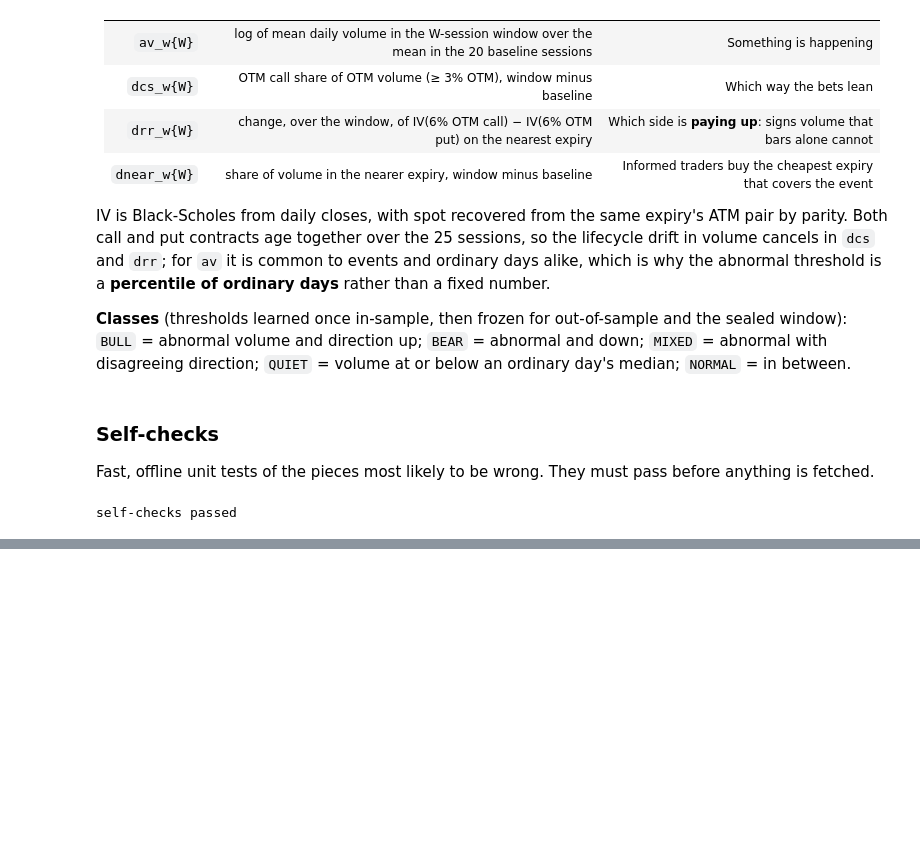
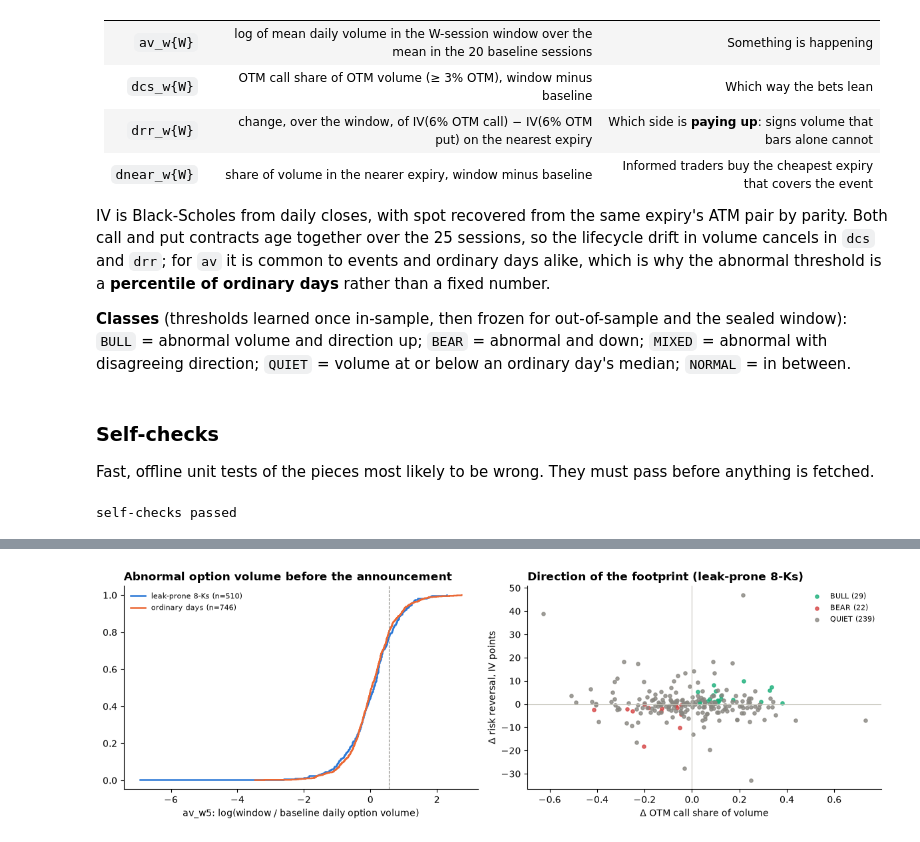
Before and after one commit to lalitboyapati/GQHacks, a Jupyter notebook: massive/gqh-massive-8k-starter/footprints-before-the-8k.ipynb, the cells around one changed output, grey strips where cells are left out. Drawn from its saved outputs; the diff is of its cells as text; code cells hidden in the pictures; blank space fills up the shorter version.

```diff
--- a/massive/gqh-massive-8k-starter/footprints-before-the-8k.ipynb
+++ b/massive/gqh-massive-8k-starter/footprints-before-the-8k.ipynb
@@ -772,8 +825,12 @@ def flow_features(ticker: str, t_ann) -> dict:
     spot = loc["spot"]
     cand = chain[(chain.dte >= lo_days) & (chain.dte <= hi_days)]
     exps = [x for x, g in cand.groupby("expiration_date") if len(paired_strikes(g)) >= 3]
+    out_note = "ok" if exps else "ok (fallback expiry)"
+    if not exps:      # thin ladder (quarterly-only names): the nearest listed expiries that outlive the window
+        fallback = chain[chain.dte >= (win_end - ref).days + FLOW_EXPIRY_MIN_DAYS]
+        exps = sorted(x for x, g in fallback.groupby("expiration_date") if len(paired_strikes(g)) >= 3)[:FLOW_N_EXPIRIES]
     if not exps:
-        return {"flow_note": "no expiry in range"}
+        return {"flow_note": "no expiry past the window"}
     exps = sorted(sorted(exps, key=lambda x: (not is_monthly(x), x))[:FLOW_N_EXPIRIES])
 
     legs = []
@@ -825,7 +882,7 @@ def flow_features(ticker: str, t_ann) -> dict:
         S = k_atm0 * math.exp(-RISK_FREE * T) + px[c_atm] - px[p_atm]
         return implied_vol(px[c_otm], S, k_c, T, "call") - implied_vol(px[p_otm], S, k_p, T, "put")
 
-    out = {"flow_note": "ok", "flow_ref": ref, "flow_spot": spot, "flow_contracts": len(bars),
+    out = {"flow_note": out_note, "flow_ref": ref, "flow_spot": spot, "flow_contracts": len(bars),
            "flow_expiries": ",".join(f"{x:%Y-%m-%d}" for x in exps)}
     for W in FLOW_WINDOW_GRID:
         win, base = CAL[i - W:i], CAL[i - W - FLOW_BASELINE:i - W]
@@ -1564,0 +1059,35 @@ Sealed window 2023-06-01..2023-08-31 not run. Judges: set RUN_HOLDOUT = True.
+# %%
+SERIES_COLORS = {"leak-prone 8-Ks": "#2a78d6", "ordinary days": "#eb6834", "earnings (control)": "#7a5bc7",
+                 "other controls": "#1baf7a"}
+
+
+def ecdf(ax, x, label):
+    x = np.asarray(x, dtype=float)
+    x = np.sort(x[~np.isnan(x)])
+    if len(x):
+        ax.step(x, np.arange(1, len(x) + 1) / len(x), where="post", label=f"{label} (n={len(x)})",
+                color=SERIES_COLORS.get(label), linewidth=1.8)
+
+
+fig, axes = plt.subplots(1, 2, figsize=(12, 4))
+ecdf(axes[0], ev_flow[f"av_w{TH['W']}"], "leak-prone 8-Ks")
+ecdf(axes[0], pl_flow[f"av_w{TH['W']}"], "ordinary days")
+axes[0].axvline(TH["av_hi"], color="#898781", linestyle="--", linewidth=0.8)
+axes[0].set_title("Abnormal option volume before the announcement", loc="left", fontweight="bold")
+axes[0].set_xlabel(f"av_w{TH['W']}: log(window / baseline daily option volume)")
+axes[0].legend(frameon=False, fontsize=8)
+for cls, c in [("BULL", "#1baf7a"), ("BEAR", "#d64545"), ("QUIET", "#898781")]:
+    sub = ev_flow[ev_flow.flow_class == cls]
+    axes[1].scatter(sub[f"dcs_w{TH['W']}"], sub[f"drr_w{TH['W']}"] * 100, s=14, color=c, label=f"{cls} ({len(sub)})", alpha=0.8)
+axes[1].axhline(0, color="#c3c2b7", linewidth=0.8)
+axes[1].axvline(0, color="#c3c2b7", linewidth=0.8)
+axes[1].set_title("Direction of the footprint (leak-prone 8-Ks)", loc="left", fontweight="bold")
+axes[1].set_xlabel("Δ OTM call share of volume")
+axes[1].set_ylabel("Δ risk reversal, IV points")
+axes[1].legend(frameon=False, fontsize=8)
+for ax in axes:
+    ax.spines[["top", "right"]].set_visible(False)
+plt.tight_layout()
+plt.show()
+# %% [output]
+[figure, added]
```
Also changed, not shown: parts of 50 cells of this notebook, 1 other file.
